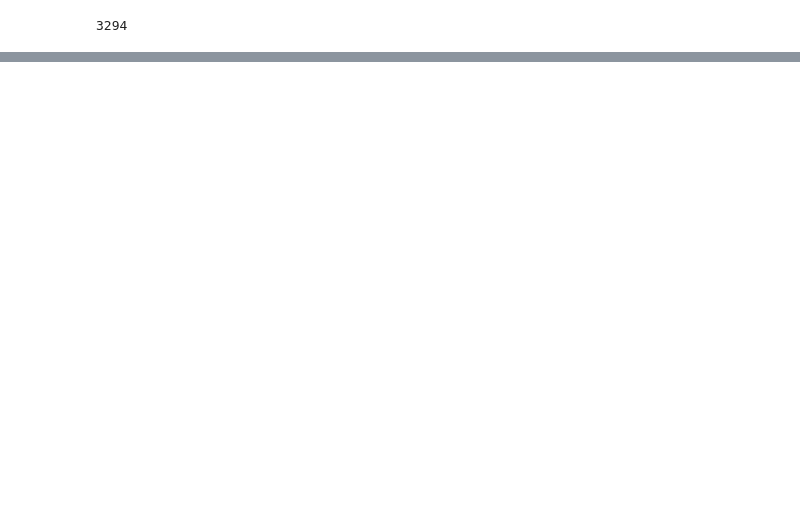
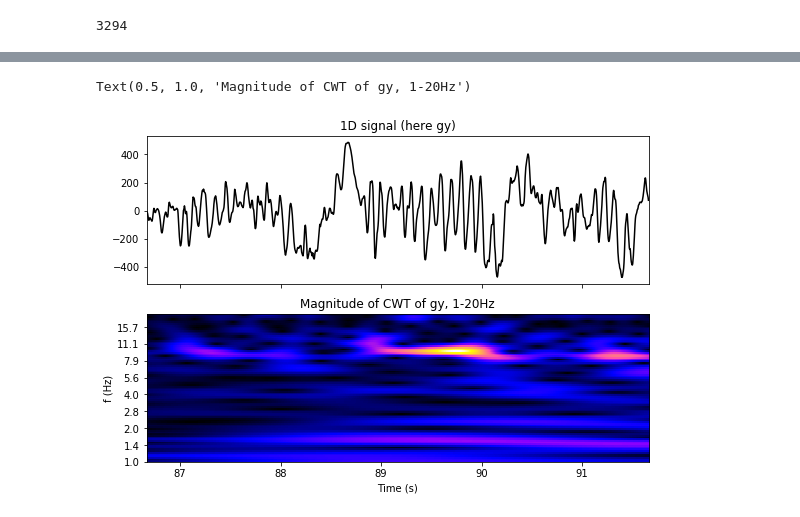
Before and after one commit to rfayat/DISSeCT, a Jupyter notebook: notebooks/02_features.ipynb, the cells around one changed output, grey strips where cells are left out. Saved outputs shown, nothing was run; the diff lists cells and outputs as text; code cells hidden in the pictures; blank space fills up the shorter version.

Commit message:
Implement time-frequency features in python

```diff
--- a/notebooks/02_features.ipynb
+++ b/notebooks/02_features.ipynb
@@ -71,0 +74,5 @@ import ssqueezepy
+# %%
+%%time
+col = "gy"
+W, f = compute_cwt(imu[col].values, sr=300.)
+W_abs = np.abs(W)
@@ -71,0 +82,36 @@ import ssqueezepy
+# %%
+iloc_start = 26000
+duration = 1500  # duration to plot, in IMU samples
+iloc_end = iloc_start + duration - 1
+time = np.arange(len(imu)) / sr
+t_start, t_end = time[iloc_start], time[iloc_end]
+
+fmin = 1
+fmax = 20
+f_is_selected = (f >= fmin) & (f < fmax)
+f_selected = f[f_is_selected]
+
+W_to_plot = pd.DataFrame(W_abs[iloc_start:iloc_end, f_is_selected], index=time[iloc_start:iloc_end], columns=f_selected)
+
+
+fig, axs = plt.subplots(2, 1, figsize=(9, 6), sharex=True)
+
+axs[0].plot(time[iloc_start:iloc_end], imu.iloc[iloc_start:iloc_end][col], c="k")
+
+# axs[0].set_ylim([-600, 600])
+#axs[0].set_ylabel(f"{col} (°/s)")
+# axs[0].set_yticks([-500, -250, 0, 250, 500])
+
+axs[1].imshow(W_to_plot.T, origin="lower", aspect="auto", extent=[t_start, t_end, 0, len(f_selected)], cmap="gnuplot2")
+yticks_loc = np.arange(0, len(f_selected), 10)
+yticks_labels = np.round(f_selected[yticks_loc], 1)
+axs[1].set_yticks(yticks_loc)
+axs[1].set_yticklabels(yticks_labels)
+axs[1].set_xlabel("Time (s)")
+axs[1].set_ylabel("f (Hz)")
+
+axs[0].set_title(f"1D signal (here {col})")
+axs[1].set_title(f"Magnitude of CWT of {col}, {int(fmin)}-{int(fmax)}Hz")
+# %% [output]
+Text(0.5, 1.0, 'Magnitude of CWT of gy, 1-20Hz')
+[figure, added]
```
Also changed, not shown: parts of 12 cells of this notebook, 3 other files.
